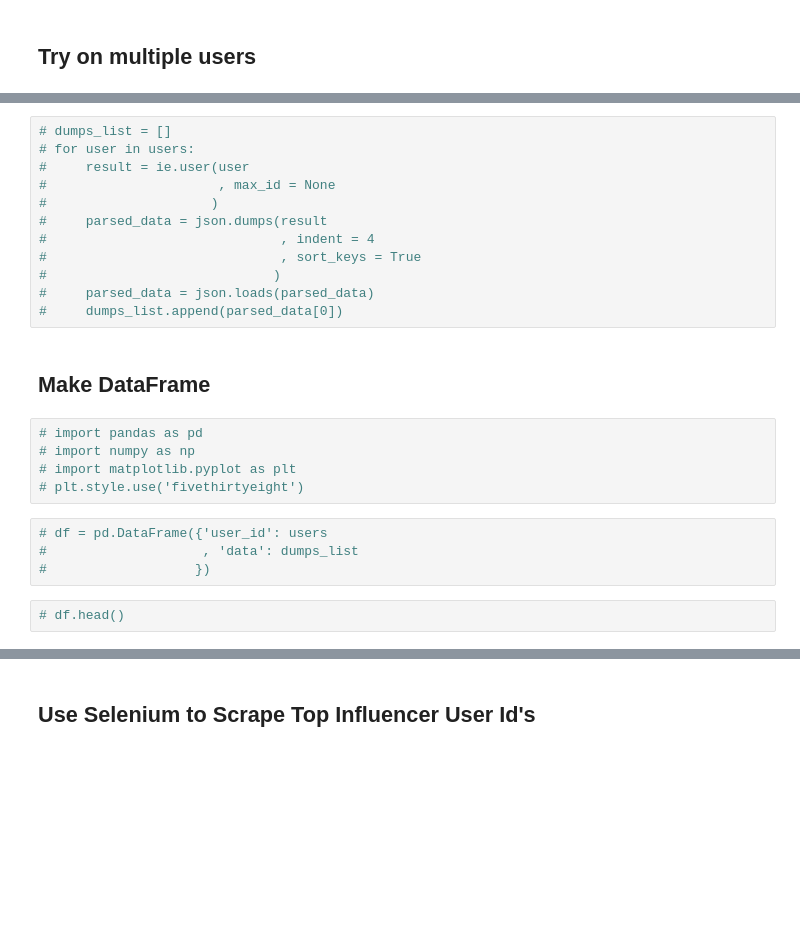
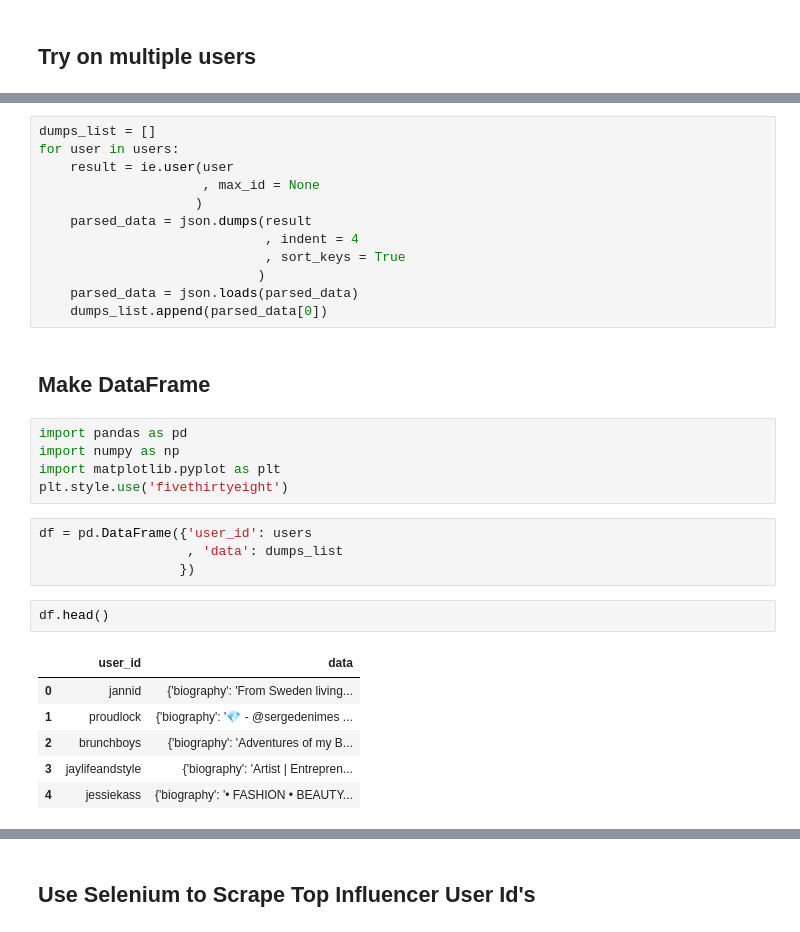
Before and after one commit to yuchild/mntn_insta, a Jupyter notebook: insta_api_exploration.ipynb, the cells around one changed output, grey strips where cells are left out. Saved outputs shown, nothing was run; the diff lists cells and outputs as text; blank space fills up the shorter version.

```diff
--- a/insta_api_exploration.ipynb
+++ b/insta_api_exploration.ipynb
@@ -63,26 +63,33 @@
 # %%
-# dumps_list = []
-# for user in users:
-#     result = ie.user(user
-#                      , max_id = None
-#                     )
-#     parsed_data = json.dumps(result
-#                              , indent = 4
-#                              , sort_keys = True
-#                             )
-#     parsed_data = json.loads(parsed_data)
-#     dumps_list.append(parsed_data[0])
+dumps_list = []
+for user in users:
+    result = ie.user(user
+                     , max_id = None
+                    )
+    parsed_data = json.dumps(result
+                             , indent = 4
+                             , sort_keys = True
+                            )
+    parsed_data = json.loads(parsed_data)
+    dumps_list.append(parsed_data[0])
 # %% [markdown]
 ## Make DataFrame
 # %%
-# import pandas as pd
-# import numpy as np
-# import matplotlib.pyplot as plt
-# plt.style.use('fivethirtyeight')
+import pandas as pd
+import numpy as np
+import matplotlib.pyplot as plt
+plt.style.use('fivethirtyeight')
 # %%
-# df = pd.DataFrame({'user_id': users
-#                    , 'data': dumps_list
-#                   })
+df = pd.DataFrame({'user_id': users
+                   , 'data': dumps_list
+                  })
-# %%
-# df.head()
+# %%
+df.head()
+# %% [output]
+|  | user_id | data |
+| 0 | jannid | {'biography': 'From Sweden living... |
+| 1 | proudlock | {'biography': '💎 - @sergedenimes ... |
+| 2 | brunchboys | {'biography': 'Adventures of my B... |
+| 3 | jaylifeandstyle | {'biography': 'Artist | Entrepren... |
+| 4 | jessiekass | {'biography': '• FASHION • BEAUTY... |
 # %%
```
Also changed, not shown: parts of 32 cells of this notebook.
